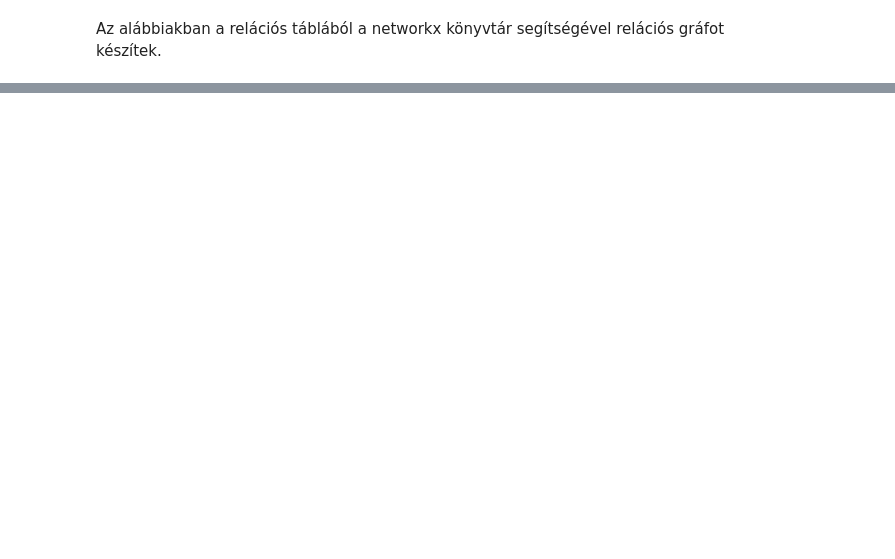
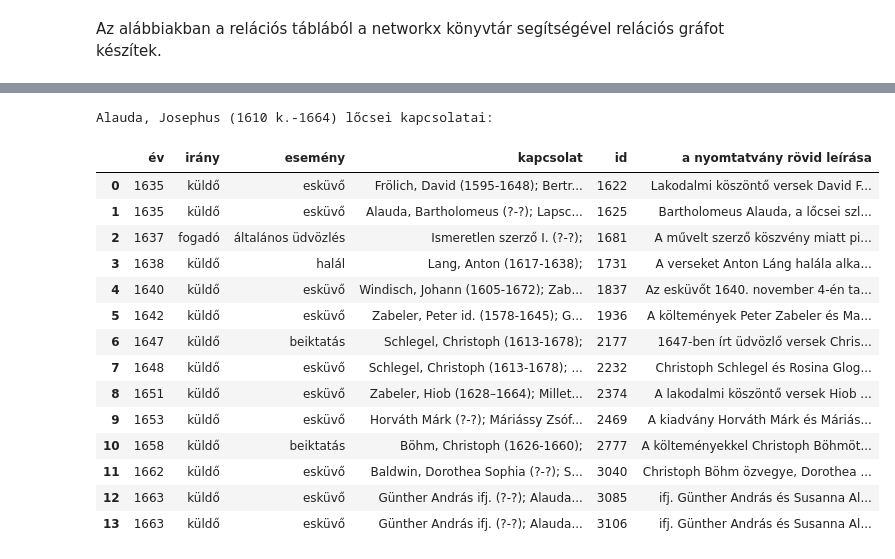
Before and after one commit to kuti-b/zipserbuch, a Jupyter notebook: _sources/zipserbuch.ipynb, the cells around one changed output, grey strips where cells are left out. Drawn from its saved outputs; the diff is of its cells as text; code cells hidden in the pictures; blank space fills up the shorter version.

```diff
--- a/_sources/zipserbuch.ipynb
+++ b/_sources/zipserbuch.ipynb
@@ -269,0 +290,28 @@ display(
+# %%
+name = 'Alauda, Josephus (1610 k.-1664)'
+chronology_df = get_relations_of_person(name)
+
+display(
+    HTML(
+        "<h3>"+ name + " lőcsei kapcsolatai: </h3><br><div style='height: 300px; overflow: auto; width: fit-content'>" +
+        chronology_df[['év', 'irány', 'esemény', 'kapcsolat', 'id', 'a nyomtatvány rövid leírása',]].sort_values('év').to_html() +
+        "</div>"
+    )
+)
+# %% [output]
+Alauda, Josephus (1610 k.-1664) lőcsei kapcsolatai:
+|  | év | irány | esemény | kapcsolat | id | a nyomtatvány rövid leírása |
+| 0 | 1635 | küldő | esküvő | Frölich, David (1595-1648); Bertr... | 1622 | Lakodalmi köszöntő versek David F... |
+| 1 | 1635 | küldő | esküvő | Alauda, Bartholomeus (?-?); Lapsc... | 1625 | Bartholomeus Alauda, a lőcsei szl... |
+| 2 | 1637 | fogadó | általános üdvözlés | Ismeretlen szerző I. (?-?); | 1681 | A művelt szerző köszvény miatt pi... |
+| 3 | 1638 | küldő | halál | Lang, Anton (1617-1638); | 1731 | A verseket Anton Láng halála alka... |
+| 4 | 1640 | küldő | esküvő | Windisch, Johann (1605-1672); Zab... | 1837 | Az esküvőt 1640. november 4-én ta... |
+| 5 | 1642 | küldő | esküvő | Zabeler, Peter id. (1578-1645); G... | 1936 | A költemények Peter Zabeler és Ma... |
+| 6 | 1647 | küldő | beiktatás | Schlegel, Christoph (1613-1678); | 2177 | 1647-ben írt üdvözlő versek Chris... |
+| 7 | 1648 | küldő | esküvő | Schlegel, Christoph (1613-1678); ... | 2232 | Christoph Schlegel és Rosina Glog... |
+| 8 | 1651 | küldő | esküvő | Zabeler, Hiob (1628–1664); Millet... | 2374 | A lakodalmi köszöntő versek Hiob ... |
+| 9 | 1653 | küldő | esküvő | Horváth Márk (?-?); Máriássy Zsóf... | 2469 | A kiadvány Horváth Márk és Máriás... |
+| 10 | 1658 | küldő | beiktatás | Böhm, Christoph (1626-1660); | 2777 | A költeményekkel Christoph Böhmöt... |
+| 11 | 1662 | küldő | esküvő | Baldwin, Dorothea Sophia (?-?); S... | 3040 | Christoph Böhm özvegye, Dorothea ... |
+| 12 | 1663 | küldő | esküvő | Günther András ifj. (?-?); Alauda... | 3085 | ifj. Günther András és Susanna Al... |
+| 13 | 1663 | küldő | esküvő | Günther András ifj. (?-?); Alauda... | 3106 | ifj. Günther András és Susanna Al... |
```
Also changed, not shown: parts of 15 cells of this notebook, 10 other files.
